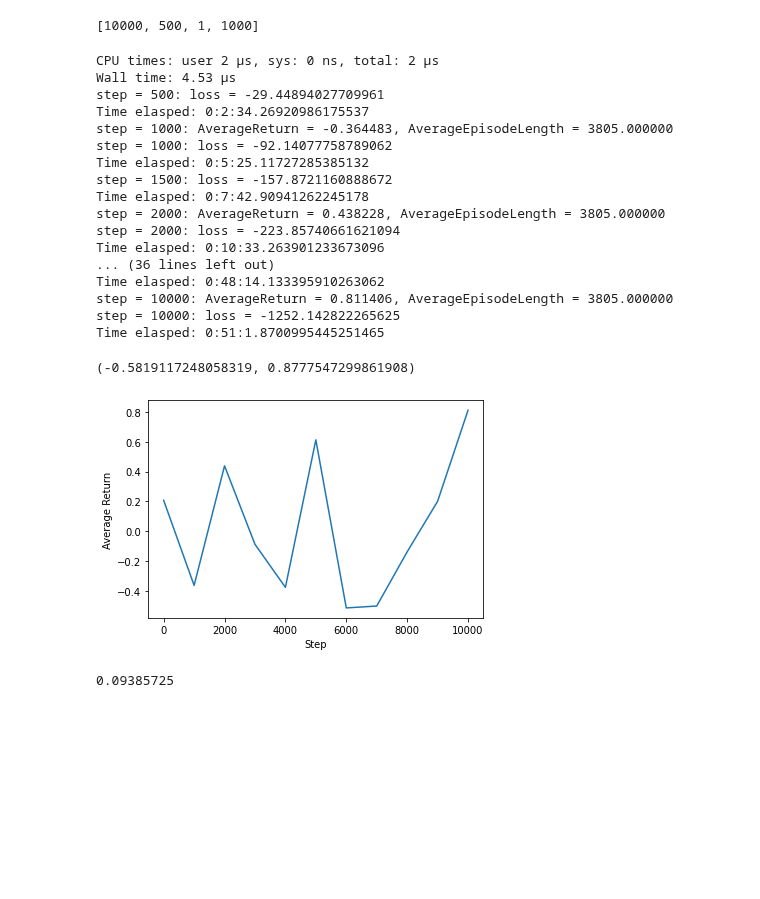
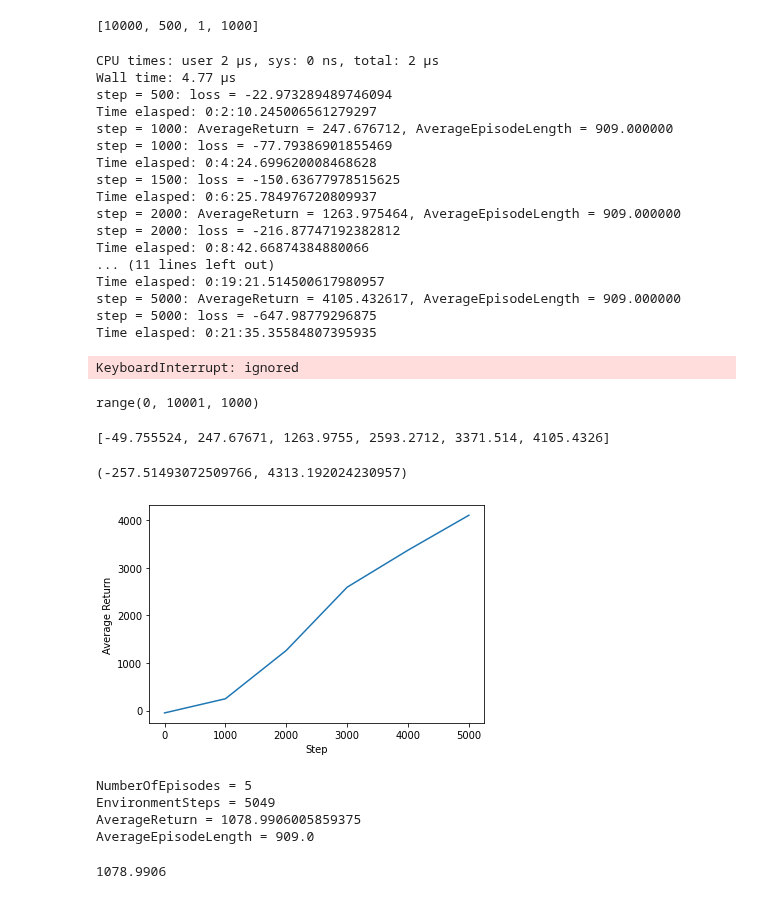
Before and after one commit to MarkPopovich/financial-ml, a Jupyter notebook: 4-Modeling/4.7 Design Deep Reinforcement Learning Agent.ipynb, the cells around one changed output. Saved outputs shown, nothing was run; the diff lists cells and outputs as text; code cells hidden in the pictures; blank space fills up the shorter version.

Commit message:
Linear Data Test -- Passed -- 5000 training steps

```diff
--- a/4-Modeling/4.7 Design Deep Reinforcement Learning Agent.ipynb
+++ b/4-Modeling/4.7 Design Deep Reinforcement Learning Agent.ipynb
@@ -102,0 +94,12 @@ df.head()
+# %%
+# create toy data to test whether the model works
+# 505 feature space X
+# each X_i = A_i * x + B_i where x exists in {-100, 100}
+# a simple line from -100 to 100 to test to the model
+import numpy as np
+A = np.random.normal(0, .1, size=505).reshape(1,505)
+B = np.random.normal(0, .1, size=505).reshape(1,505)
+x = np.linspace(-1, 1, 2000).reshape(2000,1)
+
+X = np.matmul(x, A) + B
+X.shape
@@ -103,2 +108,2 @@ df.head()
 # %%
-X = df[::-1].to_numpy()
+# X = df[::-1].to_numpy()
@@ -108,0 +143,3 @@ X.shape
+# %%
+X = np.array(X, dtype=np.float32)
+X.dtype
@@ -119,7 +158,7 @@ class StockMarketEnv(py_environment.PyEnvironment):
         self._action_spec = array_spec.BoundedArraySpec(
                                     shape=(1020,), dtype=np.float32, minimum=0, maximum=1, name='action')
         self._observation_spec = array_spec.BoundedArraySpec(
-                                    shape=(90,505), dtype=np.float32, minimum=-10, maximum=10 ,name='observation')
+                                    shape=(90,505), dtype=np.float32, minimum=-1, maximum=1 ,name='observation')
         self._X = X
         self._state = np.array(self._X[:90], dtype=np.float32)
         self._i = 0
@@ -467,37 +506,51 @@ rb_observer.close()
 reverb_server.stop()
 # %% [output]
 CPU times: user 2 µs, sys: 0 ns, total: 2 µs
-Wall time: 4.53 µs
-step = 500: loss = -29.44894027709961
-Time elasped: 0:2:34.26920986175537
-step = 1000: AverageReturn = -0.364483, AverageEpisodeLength = 3805.000000
-step = 1000: loss = -92.14077758789062
-Time elasped: 0:5:25.11727285385132
-step = 1500: loss = -157.8721160888672
-Time elasped: 0:7:42.90941262245178
-step = 2000: AverageReturn = 0.438228, AverageEpisodeLength = 3805.000000
-step = 2000: loss = -223.85740661621094
-Time elasped: 0:10:33.263901233673096
-... (36 lines left out)
-Time elasped: 0:48:14.133395910263062
-step = 10000: AverageReturn = 0.811406, AverageEpisodeLength = 3805.000000
-step = 10000: loss = -1252.142822265625
-Time elasped: 0:51:1.8700995445251465
+Wall time: 4.77 µs
+step = 500: loss = -22.973289489746094
+Time elasped: 0:2:10.245006561279297
+step = 1000: AverageReturn = 247.676712, AverageEpisodeLength = 909.000000
+step = 1000: loss = -77.79386901855469
+Time elasped: 0:4:24.699620008468628
+step = 1500: loss = -150.63677978515625
+Time elasped: 0:6:25.784976720809937
+step = 2000: AverageReturn = 1263.975464, AverageEpisodeLength = 909.000000
+step = 2000: loss = -216.87747192382812
+Time elasped: 0:8:42.66874384880066
+... (11 lines left out)
+Time elasped: 0:19:21.514500617980957
+step = 5000: AverageReturn = 4105.432617, AverageEpisodeLength = 909.000000
+step = 5000: loss = -647.98779296875
+Time elasped: 0:21:35.35584807395935
+KeyboardInterrupt: ignored
+# %%
+steps
+# %% [output]
+range(0, 10001, 1000)
+# %%
+returns
+# %% [output]
+[-49.755524, 247.67671, 1263.9755, 2593.2712, 3371.514, 4105.4326]
 # %%
 #@test {"skip": true}
 
-steps = range(0, num_iterations + 1, eval_interval)
+steps = range(0, 5500 + 1, eval_interval)
 plt.plot(steps, returns)
 plt.ylabel('Average Return')
 plt.xlabel('Step')
 plt.ylim()
 # %% [output]
-(-0.5819117248058319, 0.8777547299861908)
+(-257.51493072509766, 4313.192024230957)
-[figure, old version]
+[figure, new version]
 # %%
 for metric in collect_actor.metrics:
   print(f"{metric.name} = {metric.result()}")
+# %% [output]
+NumberOfEpisodes = 5
+EnvironmentSteps = 5049
+AverageReturn = 1078.9906005859375
+AverageEpisodeLength = 909.0
 # %%
 collect_actor.metrics[2].result()
 # %% [output]
-0.09385725
+1078.9906
```
Also changed, not shown: parts of 13 cells of this notebook.
